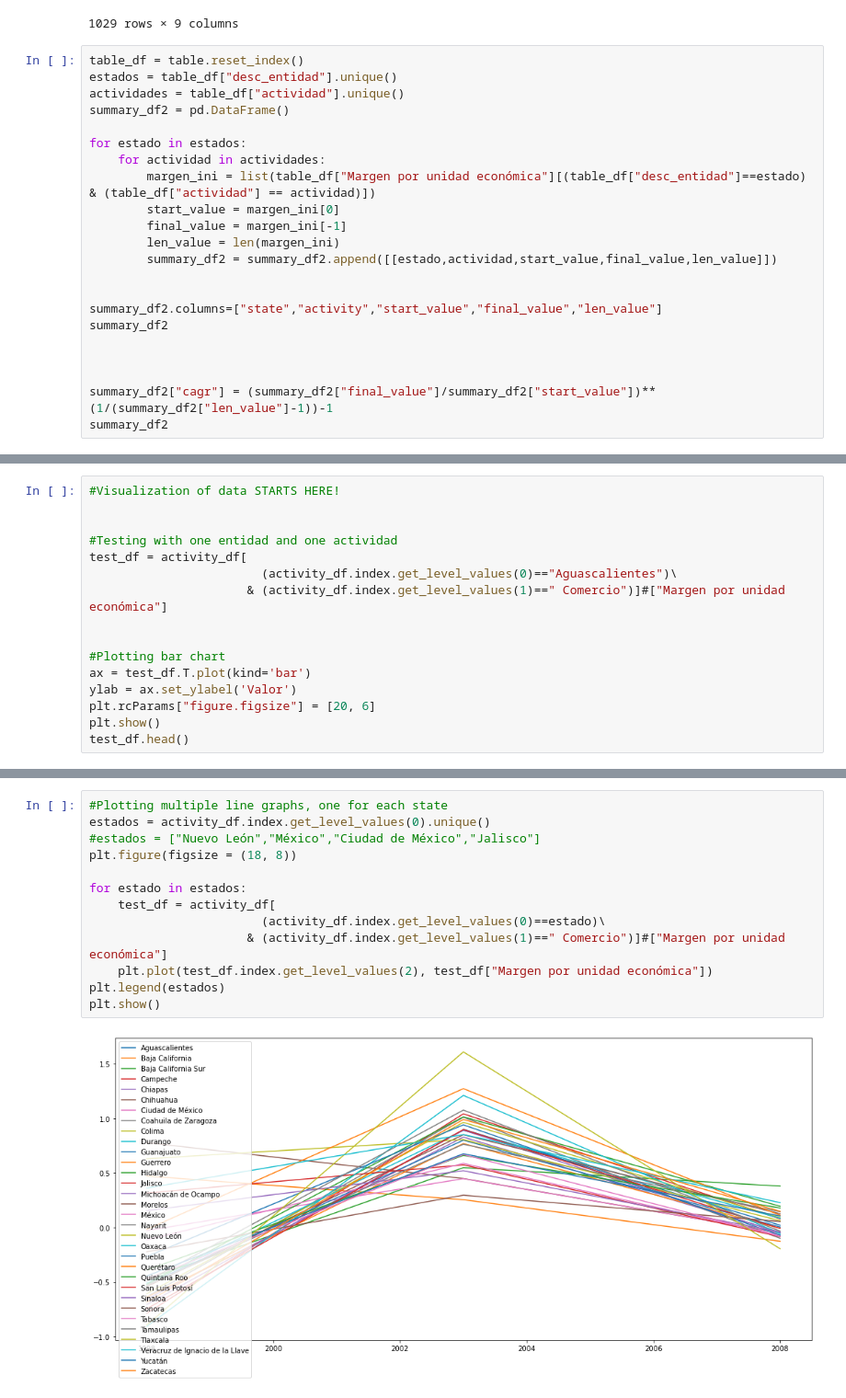
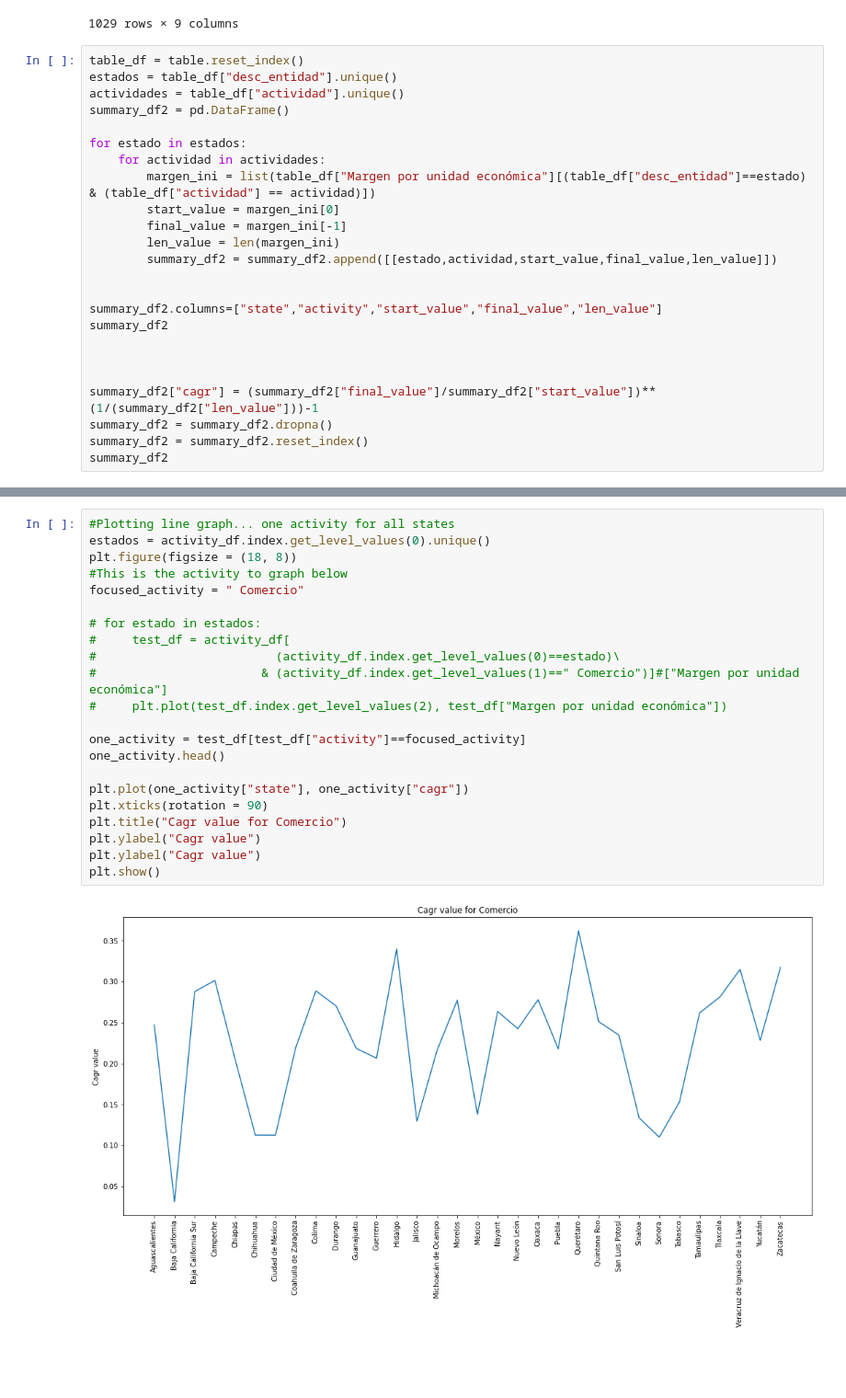
Before and after one commit to damontufar/project1, a Jupyter notebook: data_cleanup/inegi_data.ipynb, the cells around one changed output, grey strips where cells are left out. Shown at 92% size. Cells and saved outputs as stored; diff of their text form; blank space fills up the shorter version.

Commit message:
loading changes to inegi_data

```diff
--- a/data_cleanup/inegi_data.ipynb
+++ b/data_cleanup/inegi_data.ipynb
@@ -317,6 +317,8 @@ summary_df2
 
 
 
-summary_df2["cagr"] = (summary_df2["final_value"]/summary_df2["start_value"])**(1/(summary_df2["len_value"]-1))-1
+summary_df2["cagr"] = (summary_df2["final_value"]/summary_df2["start_value"])**(1/(summary_df2["len_value"]))-1
+summary_df2 = summary_df2.dropna()
+summary_df2 = summary_df2.reset_index()
 summary_df2
 # %% [output]
@@ -336,16 +337,0 @@ summary_df2
-# %%
-#Visualization of data STARTS HERE!
-
-
-#Testing with one entidad and one actividad
-test_df = activity_df[
-                        (activity_df.index.get_level_values(0)=="Aguascalientes")\
-                      & (activity_df.index.get_level_values(1)==" Comercio")]#["Margen por unidad económica"]
-
-
-#Plotting bar chart
-ax = test_df.T.plot(kind='bar')
-ylab = ax.set_ylabel('Valor')
-plt.rcParams["figure.figsize"] = [20, 6]
-plt.show()
-test_df.head()
@@ -359,15 +364,24 @@ test_df.head()
 # %%
-#Plotting multiple line graphs, one for each state
+#Plotting line graph... one activity for all states
 estados = activity_df.index.get_level_values(0).unique()
-#estados = ["Nuevo León","México","Ciudad de México","Jalisco"]
 plt.figure(figsize = (18, 8))
+#This is the activity to graph below
+focused_activity = " Comercio"
 
-for estado in estados:
-    test_df = activity_df[
-                        (activity_df.index.get_level_values(0)==estado)\
-                      & (activity_df.index.get_level_values(1)==" Comercio")]#["Margen por unidad económica"]
-    plt.plot(test_df.index.get_level_values(2), test_df["Margen por unidad económica"])
-plt.legend(estados)
+# for estado in estados:
+#     test_df = activity_df[
+#                         (activity_df.index.get_level_values(0)==estado)\
+#                       & (activity_df.index.get_level_values(1)==" Comercio")]#["Margen por unidad económica"]
+#     plt.plot(test_df.index.get_level_values(2), test_df["Margen por unidad económica"])
+
+one_activity = test_df[test_df["activity"]==focused_activity]
+one_activity.head()
+
+plt.plot(one_activity["state"], one_activity["cagr"])
+plt.xticks(rotation = 90)
+plt.title("Cagr value for Comercio")
+plt.ylabel("Cagr value")
+plt.ylabel("Cagr value")
 plt.show()
 # %% [output]
-[figure, old version]
+[figure, new version]
```
Also changed, not shown: parts of 6 cells of this notebook.
